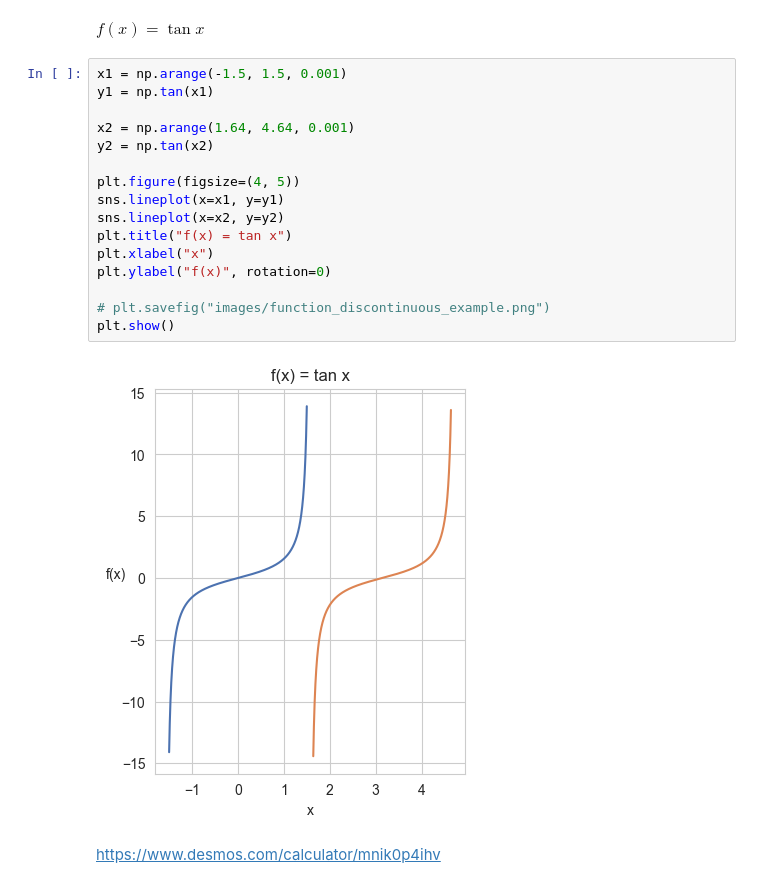
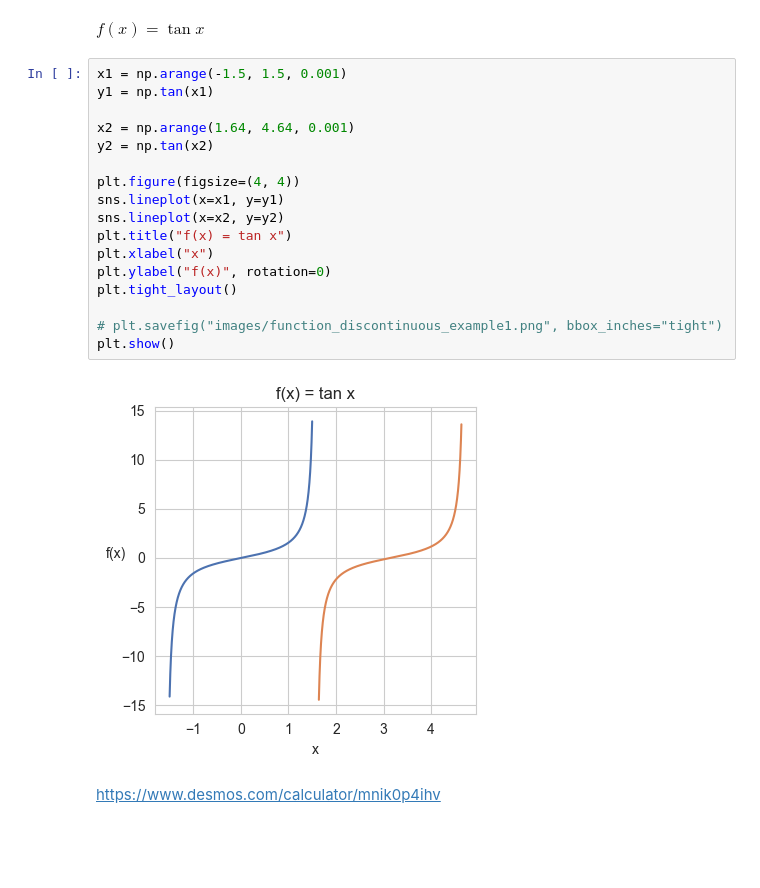
Before and after one commit to dheemanth-bhat/maths-for-machine-learning, a Jupyter notebook: 3_Linear_Algebra/05_Optimization_1-calculus_in_ML.ipynb, the cells around one changed output. Cells and saved outputs as stored; diff of their text form; blank space fills up the shorter version.

```diff
--- a/3_Linear_Algebra/05_Optimization_1-calculus_in_ML.ipynb
+++ b/3_Linear_Algebra/05_Optimization_1-calculus_in_ML.ipynb
@@ -408,21 +442,22 @@ $f(x) = \tan x$
 # %%
 x1 = np.arange(-1.5, 1.5, 0.001)
 y1 = np.tan(x1)
 
 x2 = np.arange(1.64, 4.64, 0.001)
 y2 = np.tan(x2)
 
-plt.figure(figsize=(4, 5))
+plt.figure(figsize=(4, 4))
 sns.lineplot(x=x1, y=y1)
 sns.lineplot(x=x2, y=y2)
 plt.title("f(x) = tan x")
 plt.xlabel("x")
 plt.ylabel("f(x)", rotation=0)
+plt.tight_layout()
 
-# plt.savefig("images/function_discontinuous_example.png")
+# plt.savefig("images/function_discontinuous_example1.png", bbox_inches="tight")
 plt.show()
 # %% [output]
-[figure, old version]
+[figure, new version]
 # %% [markdown]
 https://www.desmos.com/calculator/mnik0p4ihv
 # %% [markdown]
```
Also changed, not shown: parts of 10 cells of this notebook, 4 other files.
